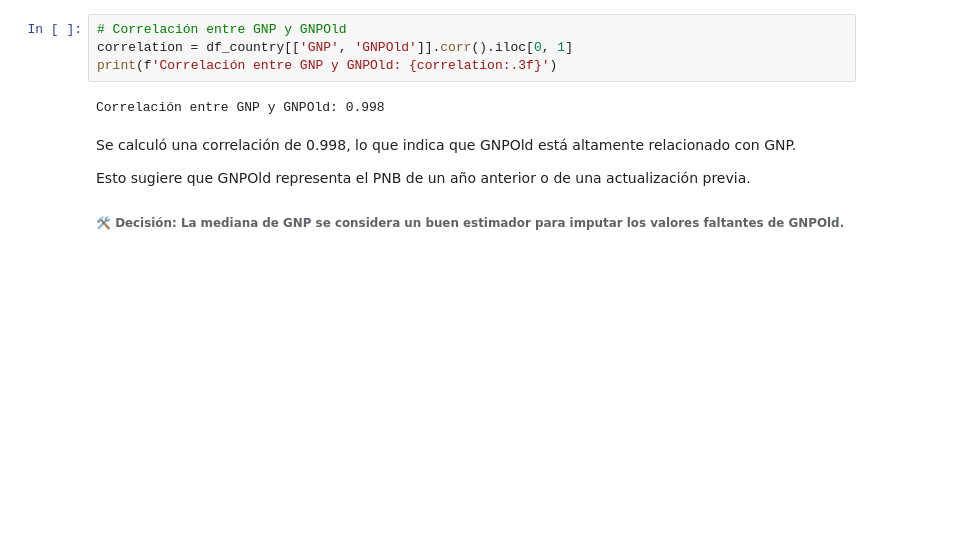
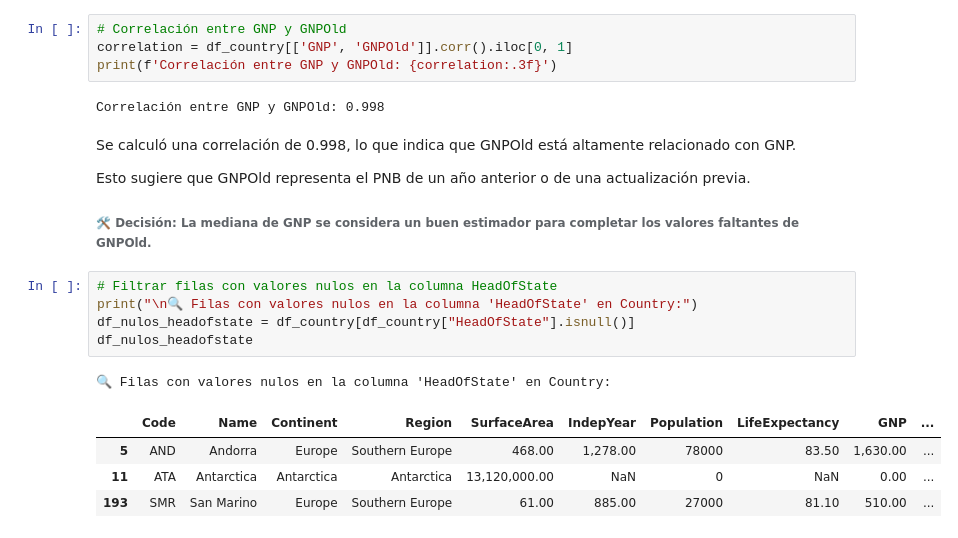
Before and after one commit to AngieG24/Proyecto_-integrador_sql_python, a Jupyter notebook: etl_proyecto_mundial/notebooks/Exploración.ipynb, the cells around one changed output. Saved outputs shown, nothing was run; the diff lists cells and outputs as text; blank space fills up the shorter version.

```diff
--- a/etl_proyecto_mundial/notebooks/Exploración.ipynb
+++ b/etl_proyecto_mundial/notebooks/Exploración.ipynb
@@ -366,4 +348,15 @@ Se calculó una correlación de 0.998, lo que indica que GNPOld está altamente
 
 Esto sugiere que GNPOld representa el PNB de un año anterior o de una actualización previa.
 
-###### 🛠️ Decisión: La mediana de GNP se considera un buen estimador para imputar los valores faltantes de GNPOld.
+###### 🛠️ Decisión: La mediana de GNP se considera un buen estimador para completar los valores faltantes de GNPOld.
+# %%
+# Filtrar filas con valores nulos en la columna HeadOfState
+print("\n🔍 Filas con valores nulos en la columna 'HeadOfState' en Country:")
+df_nulos_headofstate = df_country[df_country["HeadOfState"].isnull()]
+df_nulos_headofstate
+# %% [output]
+🔍 Filas con valores nulos en la columna 'HeadOfState' en Country:
+|  | Code | Name | Continent | Region | SurfaceArea | IndepYear | Population | LifeExpectancy | GNP | ... |
+| 5 | AND | Andorra | Europe | Southern Europe | 468.00 | 1,278.00 | 78000 | 83.50 | 1,630.00 | ... |
+| 11 | ATA | Antarctica | Antarctica | Antarctica | 13,120,000.00 | NaN | 0 | NaN | 0.00 | ... |
+| 193 | SMR | San Marino | Europe | Southern Europe | 61.00 | 885.00 | 27000 | 81.10 | 510.00 | ... |
```
Also changed, not shown: parts of 23 cells of this notebook, 4 other files.
